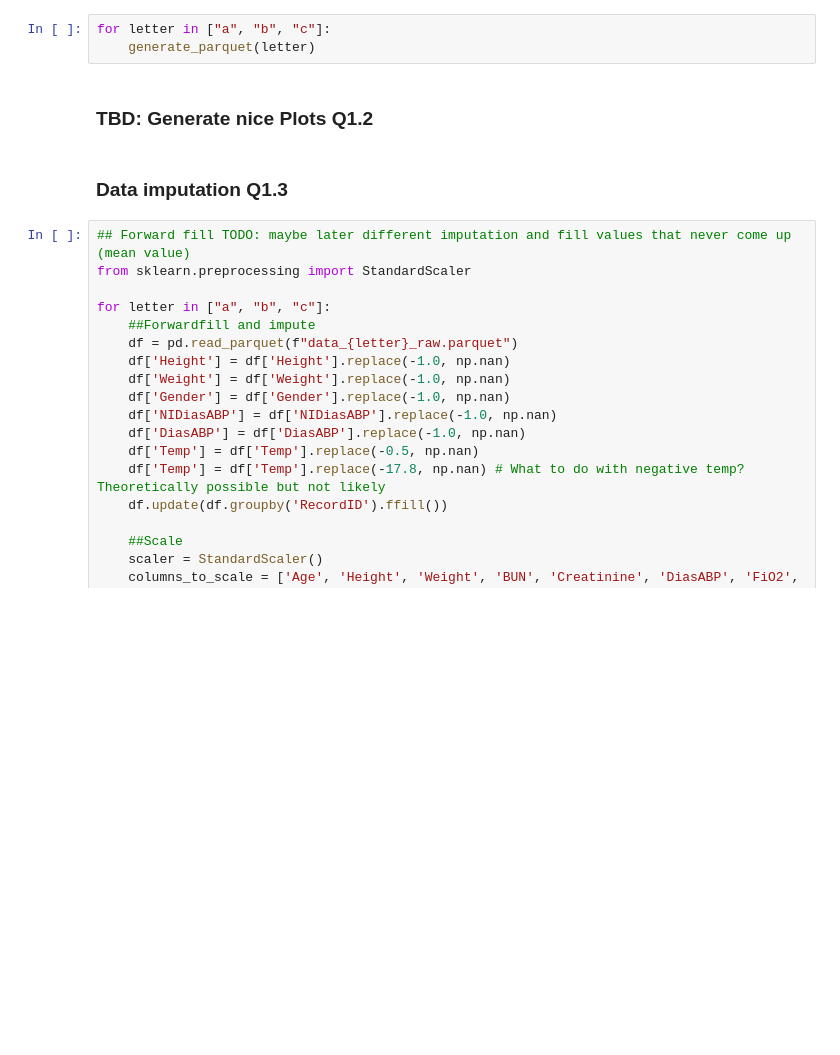
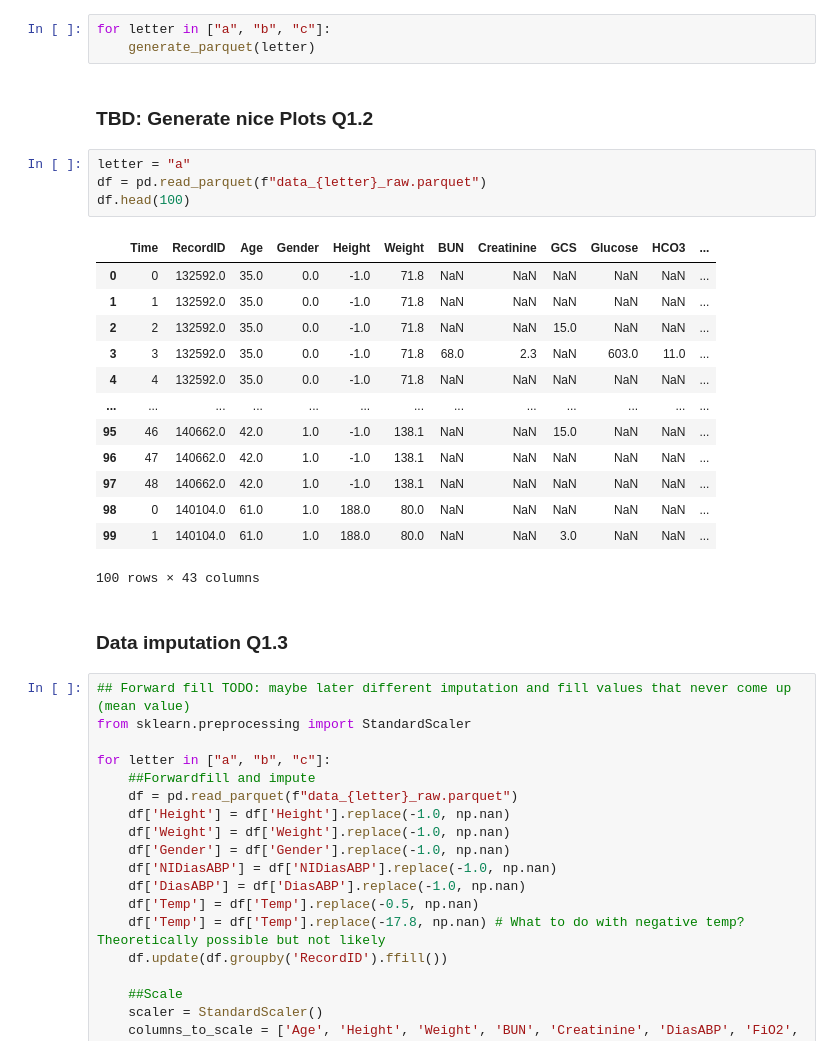
Before and after one commit to KarlDeck/ML4HC_P1, a Jupyter notebook: Project1.ipynb, the cells around one changed output. Drawn from its saved outputs; the diff is of its cells as text; blank space fills up the shorter version.

Commit message:
Data ready, now training

```diff
--- a/Project1.ipynb
+++ b/Project1.ipynb
@@ -58,6 +62,24 @@ for letter in ["a", "b", "c"]:
     generate_parquet(letter)
 # %% [markdown]
 ### TBD: Generate nice Plots Q1.2
+# %%
+letter = "a"
+df = pd.read_parquet(f"data_{letter}_raw.parquet")
+df.head(100)
+# %% [output]
+|  | Time | RecordID | Age | Gender | Height | Weight | BUN | Creatinine | GCS | Glucose | HCO3 | ... |
+| 0 | 0 | 132592.0 | 35.0 | 0.0 | -1.0 | 71.8 | NaN | NaN | NaN | NaN | NaN | ... |
+| 1 | 1 | 132592.0 | 35.0 | 0.0 | -1.0 | 71.8 | NaN | NaN | NaN | NaN | NaN | ... |
+| 2 | 2 | 132592.0 | 35.0 | 0.0 | -1.0 | 71.8 | NaN | NaN | 15.0 | NaN | NaN | ... |
+| 3 | 3 | 132592.0 | 35.0 | 0.0 | -1.0 | 71.8 | 68.0 | 2.3 | NaN | 603.0 | 11.0 | ... |
+| 4 | 4 | 132592.0 | 35.0 | 0.0 | -1.0 | 71.8 | NaN | NaN | NaN | NaN | NaN | ... |
+| ... | ... | ... | ... | ... | ... | ... | ... | ... | ... | ... | ... | ... |
+| 95 | 46 | 140662.0 | 42.0 | 1.0 | -1.0 | 138.1 | NaN | NaN | 15.0 | NaN | NaN | ... |
+| 96 | 47 | 140662.0 | 42.0 | 1.0 | -1.0 | 138.1 | NaN | NaN | NaN | NaN | NaN | ... |
+| 97 | 48 | 140662.0 | 42.0 | 1.0 | -1.0 | 138.1 | NaN | NaN | NaN | NaN | NaN | ... |
+| 98 | 0 | 140104.0 | 61.0 | 1.0 | 188.0 | 80.0 | NaN | NaN | NaN | NaN | NaN | ... |
+| 99 | 1 | 140104.0 | 61.0 | 1.0 | 188.0 | 80.0 | NaN | NaN | 3.0 | NaN | NaN | ... |
+100 rows × 43 columns
 # %% [markdown]
 ### Data imputation Q1.3
 # %%
```
Also changed, not shown: parts of 2 cells of this notebook, 1 other file.
